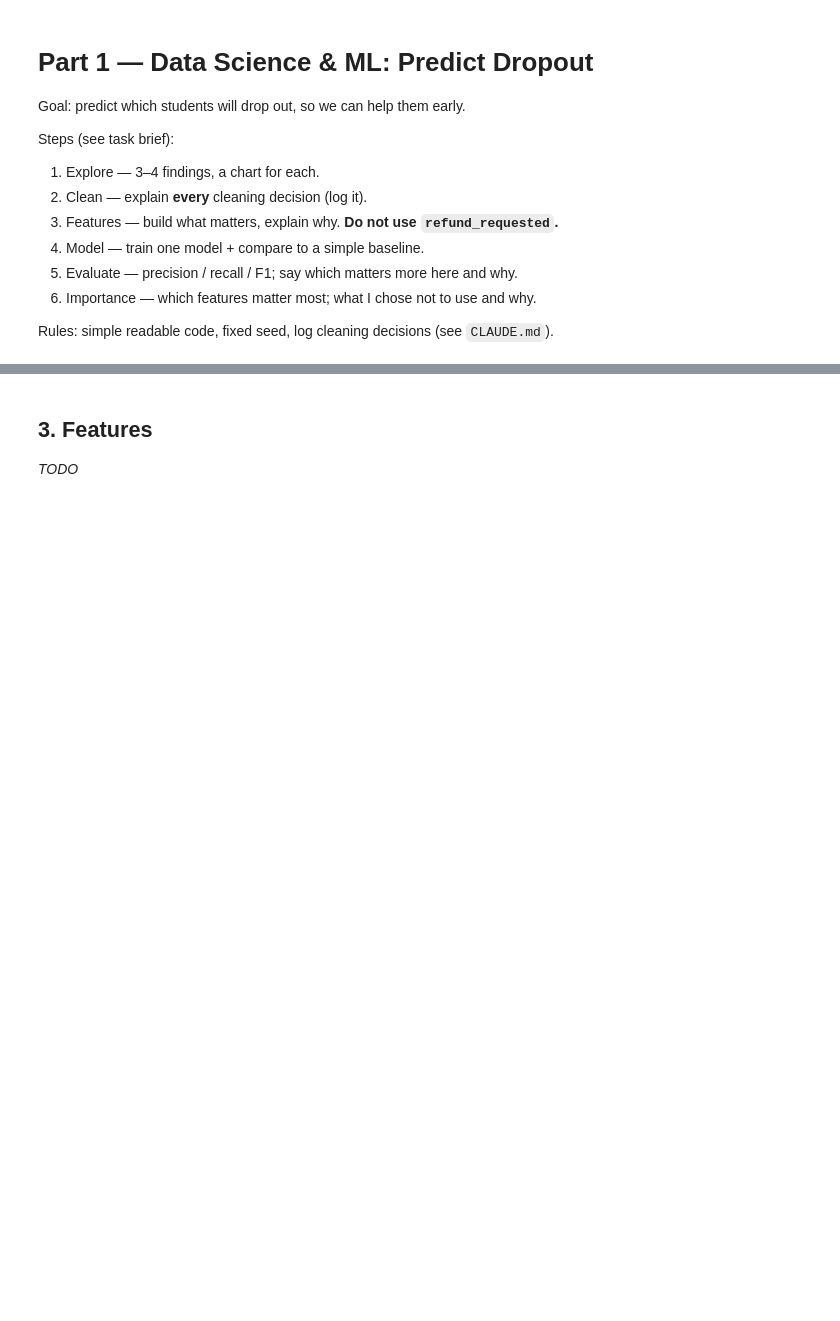
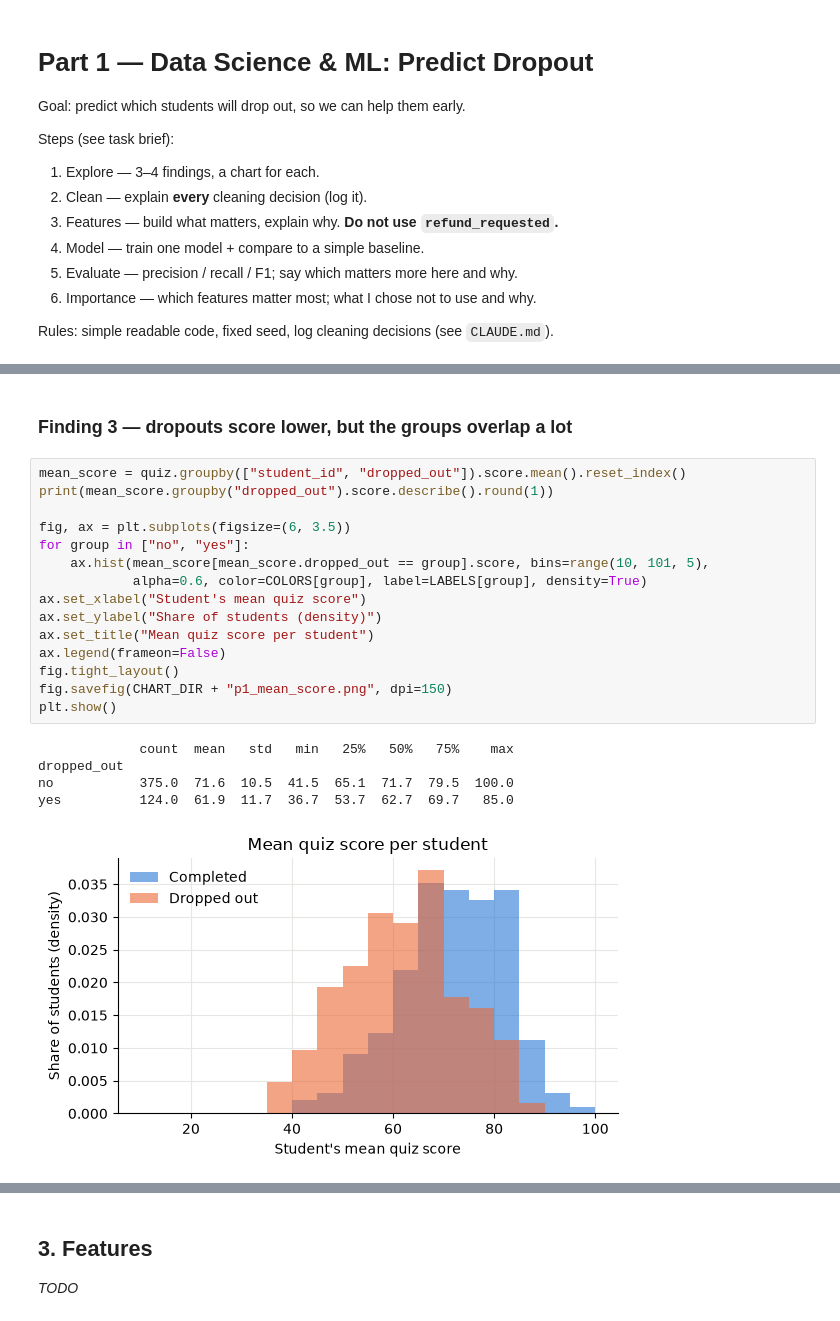
Before and after one commit to anirudhkumar0904/student-success-assistant, a Jupyter notebook: notebooks/part1_ml.ipynb, the cells around one changed output, grey strips where cells are left out. Cells and saved outputs as stored; diff of their text form; blank space fills up the shorter version.

```diff
--- a/notebooks/part1_ml.ipynb
+++ b/notebooks/part1_ml.ipynb
@@ -25,0 +119,23 @@ _TODO_
+# %% [markdown]
+### Finding 3 — dropouts score lower, but the groups overlap a lot
+# %%
+mean_score = quiz.groupby(["student_id", "dropped_out"]).score.mean().reset_index()
+print(mean_score.groupby("dropped_out").score.describe().round(1))
+
+fig, ax = plt.subplots(figsize=(6, 3.5))
+for group in ["no", "yes"]:
+    ax.hist(mean_score[mean_score.dropped_out == group].score, bins=range(10, 101, 5),
+            alpha=0.6, color=COLORS[group], label=LABELS[group], density=True)
+ax.set_xlabel("Student's mean quiz score")
+ax.set_ylabel("Share of students (density)")
+ax.set_title("Mean quiz score per student")
+ax.legend(frameon=False)
+fig.tight_layout()
+fig.savefig(CHART_DIR + "p1_mean_score.png", dpi=150)
+plt.show()
+# %% [output]
+             count  mean   std   min   25%   50%   75%    max
+dropped_out
+no           375.0  71.6  10.5  41.5  65.1  71.7  79.5  100.0
+yes          124.0  61.9  11.7  36.7  53.7  62.7  69.7   85.0
+[figure, added]
```
Also changed, not shown: parts of 22 cells of this notebook, 8 other files.
